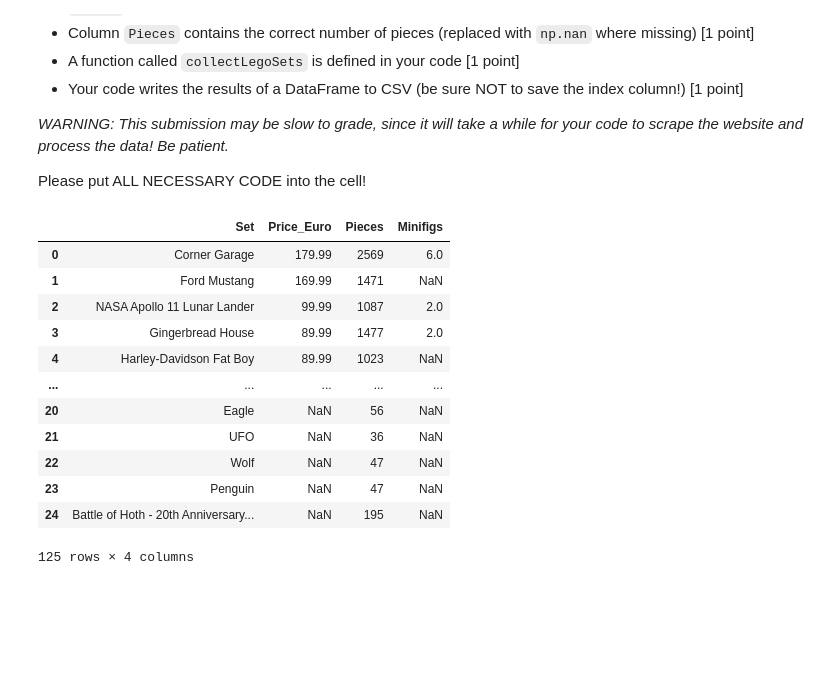
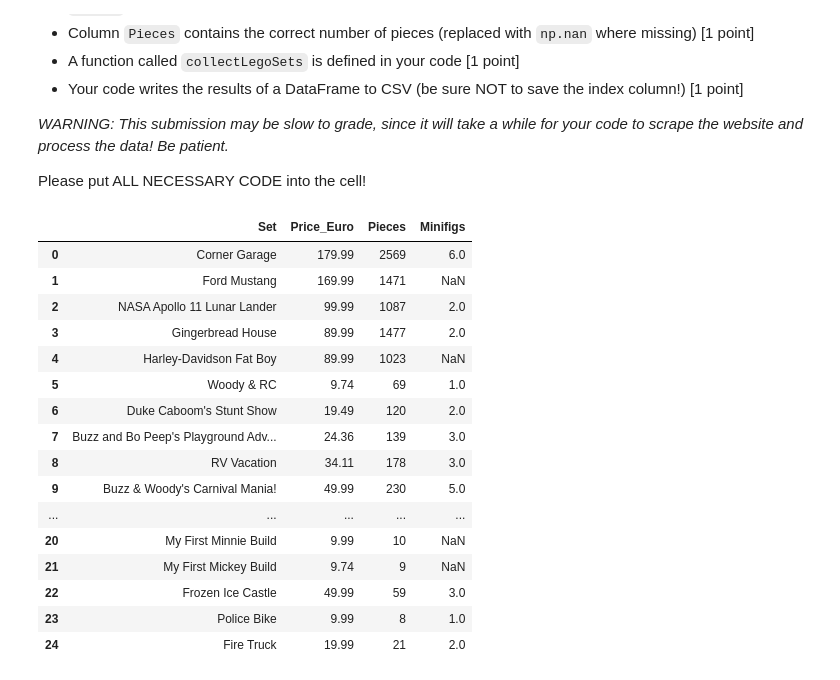
Before and after one commit to SamEdstrand/econ8320-assignment-07, a Jupyter notebook: Lesson.ipynb, the cells around one changed output. Saved outputs shown, nothing was run; the diff lists cells and outputs as text; code cells hidden in the pictures; blank space fills up the shorter version.

```diff
--- a/Lesson.ipynb
+++ b/Lesson.ipynb
@@ -1094,39 +1094,41 @@ def collectLegoSets(startURL):
         # Add the row of data to the dataset
         newData.append(row)
 
     newData = pd.DataFrame(newData, columns = ['Set', 'Price_Euro', 'Pieces', 'Minifigs'])
 
     # Check if there are more results on the "next" page
     try:
         nextPage = parsed.find('li', class_="next").a['href']
     except:
         nextPage = None
 
     # If there is another page of results, grab it and combine
     if nextPage:
         # Tell our program not to load new pages too fast by "sleeping" for two seconds before
         #   going to the next page
         time.sleep(2)
         # Merge current data with next page
         return pd.concat([newData, collectLegoSets(nextPage)], axis=0)
     # Otherwise return the current data
     else:
         return newData
 
 lego2019 = collectLegoSets("https://brickset.com/sets/year-2019/page-1?page-size=200")
-lego2019
-#lego2019.to_csv('lego2019.csv', index = False)
 # %% [output]
 |  | Set | Price_Euro | Pieces | Minifigs |
 | 0 | Corner Garage | 179.99 | 2569 | 6.0 |
 | 1 | Ford Mustang | 169.99 | 1471 | NaN |
 | 2 | NASA Apollo 11 Lunar Lander | 99.99 | 1087 | 2.0 |
 | 3 | Gingerbread House | 89.99 | 1477 | 2.0 |
 | 4 | Harley-Davidson Fat Boy | 89.99 | 1023 | NaN |
+| 5 | Woody & RC | 9.74 | 69 | 1.0 |
+| 6 | Duke Caboom's Stunt Show | 19.49 | 120 | 2.0 |
+| 7 | Buzz and Bo Peep's Playground Adv... | 24.36 | 139 | 3.0 |
+| 8 | RV Vacation | 34.11 | 178 | 3.0 |
+| 9 | Buzz & Woody's Carnival Mania! | 49.99 | 230 | 5.0 |
 | ... | ... | ... | ... | ... |
-| 20 | Eagle | NaN | 56 | NaN |
-| 21 | UFO | NaN | 36 | NaN |
-| 22 | Wolf | NaN | 47 | NaN |
-| 23 | Penguin | NaN | 47 | NaN |
-| 24 | Battle of Hoth - 20th Anniversary... | NaN | 195 | NaN |
+| 20 | My First Minnie Build | 9.99 | 10 | NaN |
+| 21 | My First Mickey Build | 9.74 | 9 | NaN |
+| 22 | Frozen Ice Castle | 49.99 | 59 | 3.0 |
+| 23 | Police Bike | 9.99 | 8 | 1.0 |
+| 24 | Fire Truck | 19.99 | 21 | 2.0 |
-125 rows × 4 columns
```
